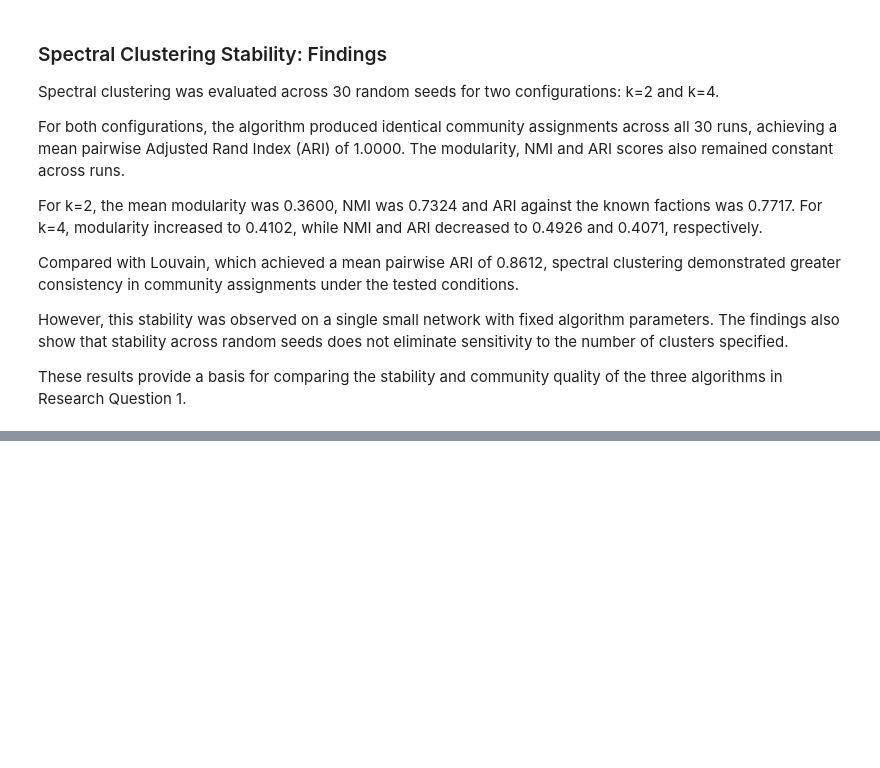
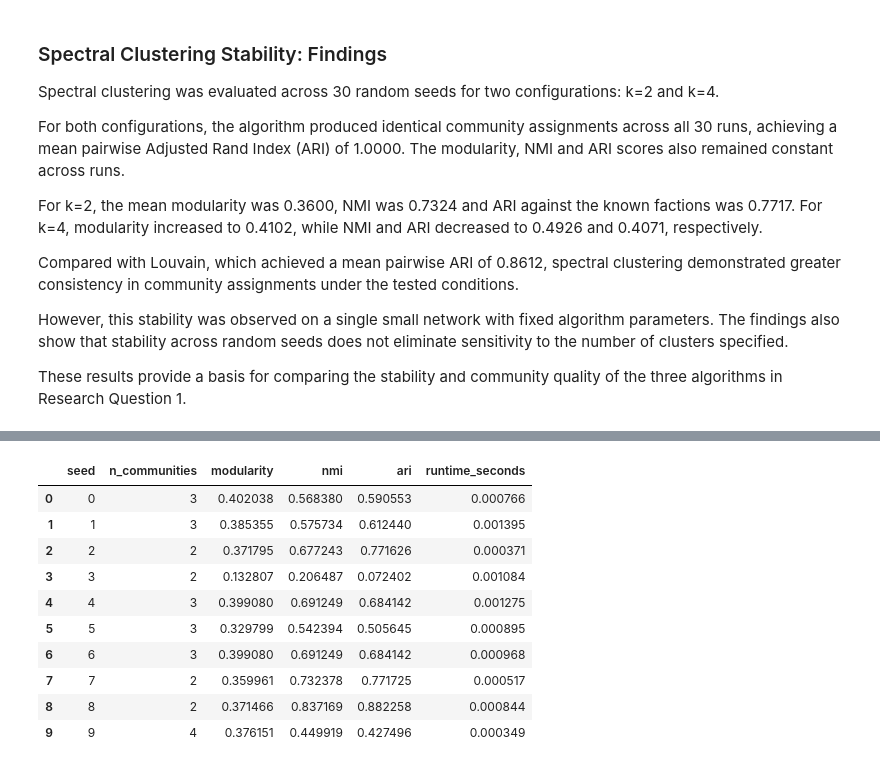
Before and after one commit to Sav-lets/cos802-network-analysis, a Jupyter notebook: notebooks/02_community_detection.ipynb, the cells around one changed output, grey strips where cells are left out. Saved outputs shown, nothing was run; the diff lists cells and outputs as text; code cells hidden in the pictures; blank space fills up the shorter version.

```diff
--- a/notebooks/02_community_detection.ipynb
+++ b/notebooks/02_community_detection.ipynb
@@ -1115,0 +1290,17 @@ print("Spectral clustering experiment committed and pushed!")
+# %%
+
+lpa_comparison = pd.DataFrame({
+    "Node": nodes,
+    "Known_Faction": true_labels,
+    "LPA_Community": [
+        lpa_predicted[node] + 1
+        for node in nodes
+    ]
+})
+
+lpa_table = pd.crosstab(
+    lpa_comparison["Known_Faction"],
+    lpa_comparison["LPA_Community"]
+)
+
+display(lpa_table)
@@ -1115,0 +1328,63 @@ print("Spectral clustering experiment committed and pushed!")
+# %%
+
+import numpy as np
+import pandas as pd
+import time
+
+lpa_stability_results = []
+lpa_partitions = []
+
+for seed in range(30):
+
+    start = time.perf_counter()
+
+    communities = list(
+        nx.community.asyn_lpa_communities(
+            G,
+            weight=None,
+            seed=seed
+        )
+    )
+
+    elapsed = time.perf_counter() - start
+
+    # Convert communities into labels
+    label_map = {
+        node: i
+        for i, community in enumerate(communities)
+        for node in community
+    }
+
+    labels = [label_map[node] for node in nodes]
+    lpa_partitions.append(labels)
+
+    lpa_stability_results.append({
+        "seed": seed,
+        "n_communities": len(communities),
+        "modularity": nx.community.modularity(
+            G, communities, weight=None
+        ),
+        "nmi": normalized_mutual_info_score(
+            true_labels, labels
+        ),
+        "ari": adjusted_rand_score(
+            true_labels, labels
+        ),
+        "runtime_seconds": elapsed
+    })
+
+df_lpa_stability = pd.DataFrame(lpa_stability_results)
+
+display(df_lpa_stability.head(10))
+# %% [output]
+|  | seed | n_communities | modularity | nmi | ari | runtime_seconds |
+| 0 | 0 | 3 | 0.402038 | 0.568380 | 0.590553 | 0.000766 |
+| 1 | 1 | 3 | 0.385355 | 0.575734 | 0.612440 | 0.001395 |
+| 2 | 2 | 2 | 0.371795 | 0.677243 | 0.771626 | 0.000371 |
+| 3 | 3 | 2 | 0.132807 | 0.206487 | 0.072402 | 0.001084 |
+| 4 | 4 | 3 | 0.399080 | 0.691249 | 0.684142 | 0.001275 |
+| 5 | 5 | 3 | 0.329799 | 0.542394 | 0.505645 | 0.000895 |
+| 6 | 6 | 3 | 0.399080 | 0.691249 | 0.684142 | 0.000968 |
+| 7 | 7 | 2 | 0.359961 | 0.732378 | 0.771725 | 0.000517 |
+| 8 | 8 | 2 | 0.371466 | 0.837169 | 0.882258 | 0.000844 |
+| 9 | 9 | 4 | 0.376151 | 0.449919 | 0.427496 | 0.000349 |
```
Also changed, not shown: parts of 13 cells of this notebook, 3 other files.
